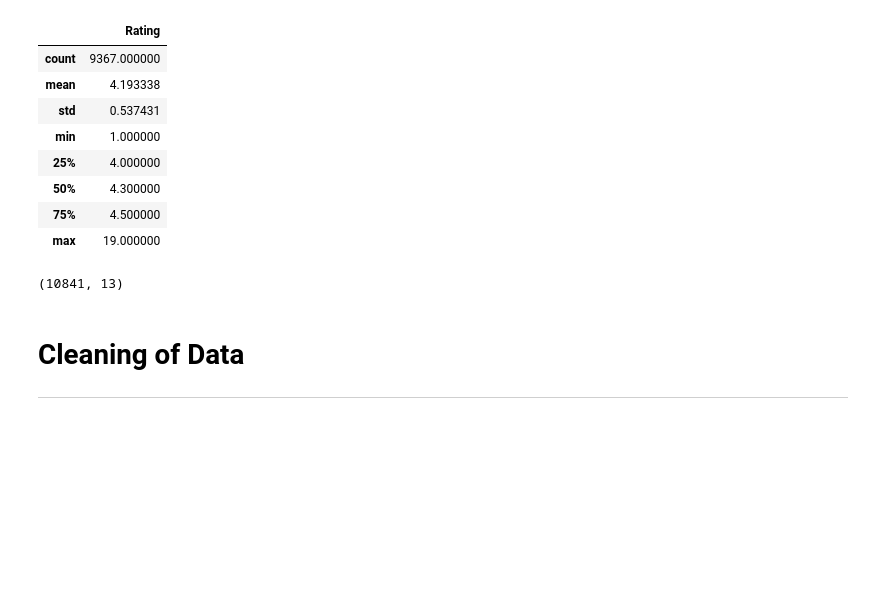
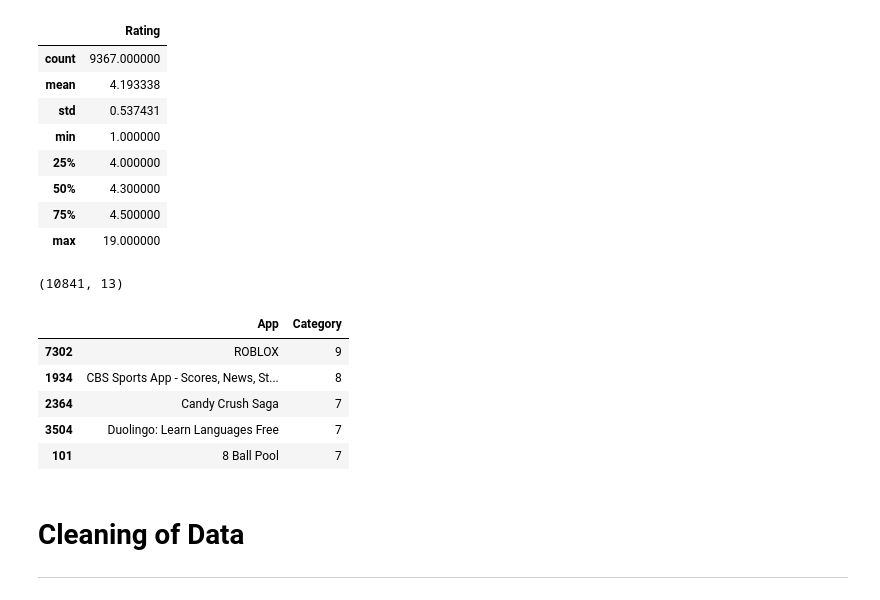
Before and after one commit to shirkepranav98/Play-Store-App-Review-Analysis-, a Jupyter notebook: Pranav_Shirke_Play_Store_App_Review_Analysis_EDA_Project.ipynb, the cells around one changed output. Drawn from its saved outputs; the diff is of its cells as text; code cells hidden in the pictures; blank space fills up the shorter version.

```diff
--- a/Pranav_Shirke_Play_Store_App_Review_Analysis_EDA_Project.ipynb
+++ b/Pranav_Shirke_Play_Store_App_Review_Analysis_EDA_Project.ipynb
@@ -103,3 +103,14 @@ play_s_df.describe()
 play_s_df.shape
 # %% [output]
 (10841, 13)
+# %%
+duplicate =play_s_df.groupby(['App']).agg({'Category': 'count'}).reset_index()
+duplicate = duplicate.sort_values(by=['Category'], ascending=False)
+duplicate.head()
+# %% [output]
+|  | App | Category |
+| 7302 | ROBLOX | 9 |
+| 1934 | CBS Sports App - Scores, News, St... | 8 |
+| 2364 | Candy Crush Saga | 7 |
+| 3504 | Duolingo: Learn Languages Free | 7 |
+| 101 | 8 Ball Pool | 7 |
```
Also changed, not shown: parts of 25 cells of this notebook.
